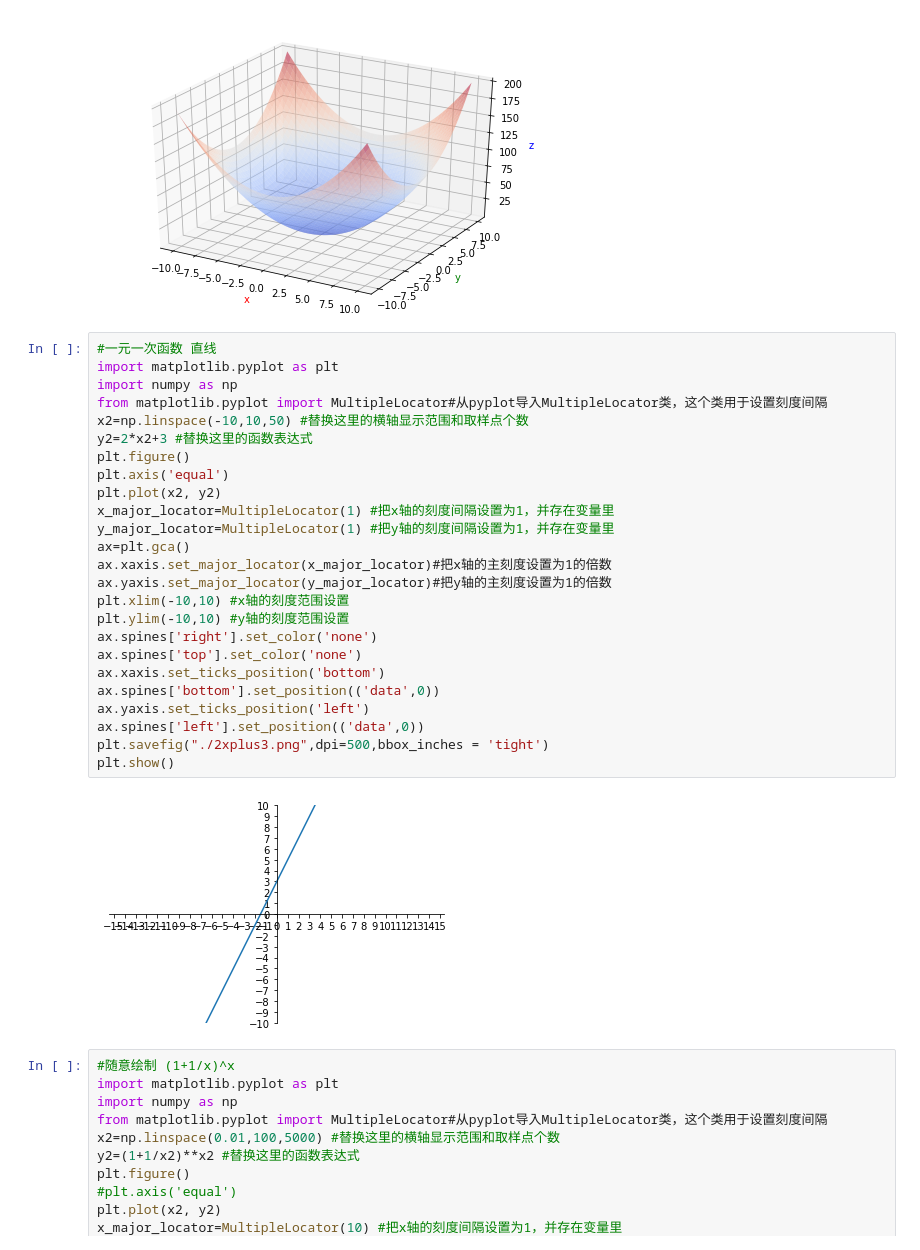
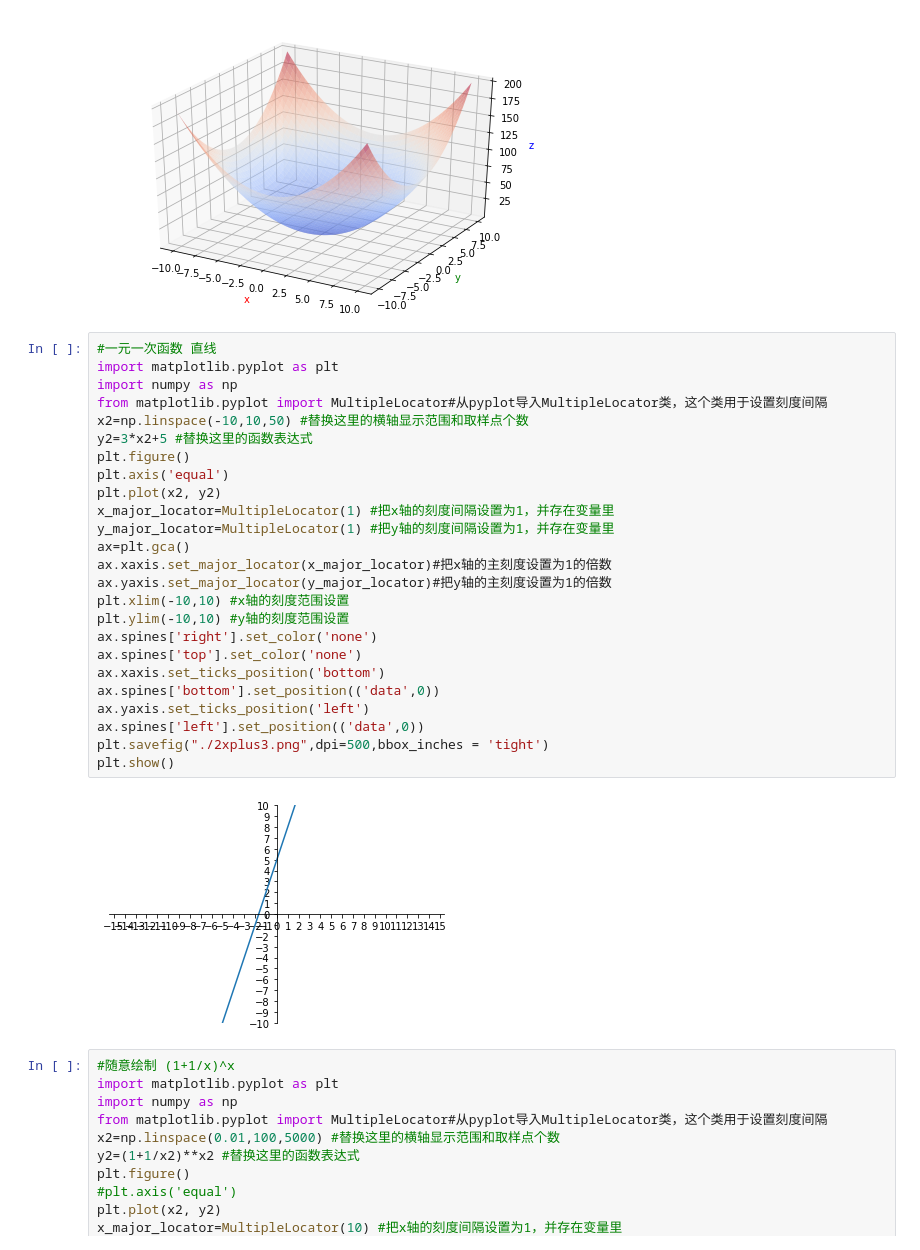
Before and after one commit to kastaineibum/WittyMathematics, a Jupyter notebook: python/src/testmatplot.ipynb, the cells around one changed output. Drawn from its saved outputs; the diff is of its cells as text.

```diff
--- a/python/src/testmatplot.ipynb
+++ b/python/src/testmatplot.ipynb
@@ -108,30 +108,30 @@ plt.show()
 # %%
 #一元一次函数 直线
 import matplotlib.pyplot as plt
 import numpy as np
 from matplotlib.pyplot import MultipleLocator#从pyplot导入MultipleLocator类，这个类用于设置刻度间隔
 x2=np.linspace(-10,10,50) #替换这里的横轴显示范围和取样点个数
-y2=2*x2+3 #替换这里的函数表达式
+y2=3*x2+5 #替换这里的函数表达式
 plt.figure()
 plt.axis('equal')
 plt.plot(x2, y2)
 x_major_locator=MultipleLocator(1) #把x轴的刻度间隔设置为1，并存在变量里
 y_major_locator=MultipleLocator(1) #把y轴的刻度间隔设置为1，并存在变量里
 ax=plt.gca()
 ax.xaxis.set_major_locator(x_major_locator)#把x轴的主刻度设置为1的倍数
 ax.yaxis.set_major_locator(y_major_locator)#把y轴的主刻度设置为1的倍数
 plt.xlim(-10,10) #x轴的刻度范围设置
 plt.ylim(-10,10) #y轴的刻度范围设置
 ax.spines['right'].set_color('none')
 ax.spines['top'].set_color('none')
 ax.xaxis.set_ticks_position('bottom')
 ax.spines['bottom'].set_position(('data',0))
 ax.yaxis.set_ticks_position('left')
 ax.spines['left'].set_position(('data',0))
 plt.savefig("./2xplus3.png",dpi=500,bbox_inches = 'tight')
 plt.show()
 # %% [output]
-[figure, old version]
+[figure, new version]
 # %%
 #随意绘制 (1+1/x)^x
 import matplotlib.pyplot as plt
```
Also changed, not shown: 3 other files.
